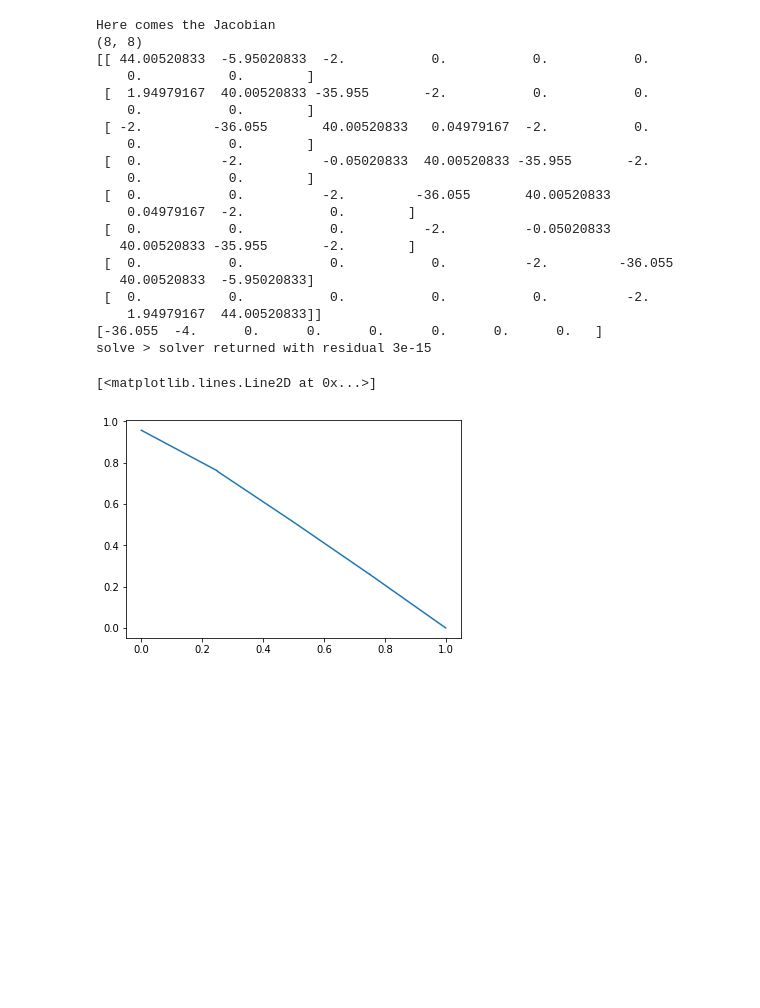
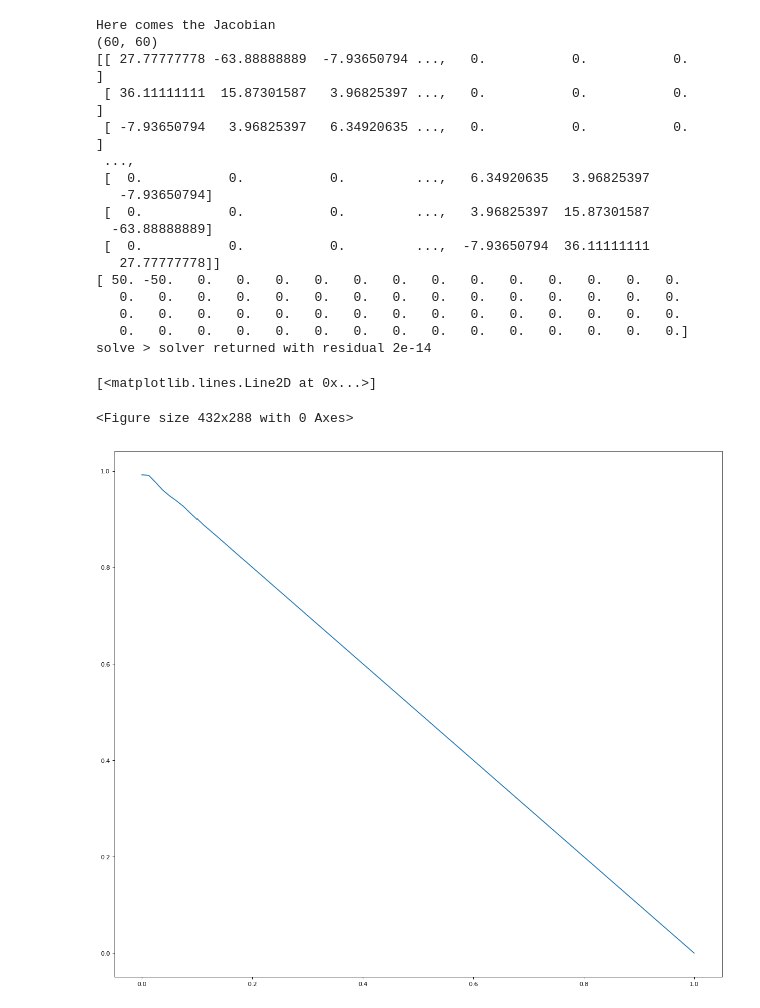
Before and after one commit to OVGULIU/Petrov-Galerkin, a Jupyter notebook: notebook_adv_diff_Hughes.ipynb, the cells around one changed output. Drawn from its saved outputs; the diff is of its cells as text; code cells hidden in the pictures; blank space fills up the shorter version.

```diff
--- a/notebook_adv_diff_Hughes.ipynb
+++ b/notebook_adv_diff_Hughes.ipynb
@@ -6,12 +6,12 @@ import matplotlib
 import matplotlib.pyplot as plt
 from matplotlib import collections
 # %%
-nelems = 4
-degree = 1
+nelems = 10
+degree = 5
 tol  = 1e-5
 ndims = 1
 extent = 1
-v = 0.1    # convective velocity
+v = 0    # convective velocity
 k = 1      # diffusivity
 # %%
 domain, geom = mesh.rectilinear([numpy.linspace(0,extent,nelems+1)]*ndims)
@@ -30,7 +30,7 @@ ns.h = h
 
 # Tuning parameters
 ns.beta = 1
-ns.gamma = 10
+ns.gamma = 0
 
 # DG Stabilization parameters (all the same for an equidistant mesh)
 ns.tauZero = ' gamma k / h'
@@ -112,34 +112,33 @@ lhs = solver.solve_linear('lhs', res)
 ns = ns(lhs=lhs)
 # %% [output]
 Here comes the Jacobian
-(8, 8)
-[[ 44.00520833  -5.95020833  -2.           0.           0.           0.
-    0.           0.        ]
- [  1.94979167  40.00520833 -35.955       -2.           0.           0.
-    0.           0.        ]
- [ -2.         -36.055       40.00520833   0.04979167  -2.           0.
-    0.           0.        ]
- [  0.          -2.          -0.05020833  40.00520833 -35.955       -2.
-    0.           0.        ]
- [  0.           0.          -2.         -36.055       40.00520833
-    0.04979167  -2.           0.        ]
- [  0.           0.           0.          -2.          -0.05020833
-   40.00520833 -35.955       -2.        ]
- [  0.           0.           0.           0.          -2.         -36.055
-   40.00520833  -5.95020833]
- [  0.           0.           0.           0.           0.          -2.
-    1.94979167  44.00520833]]
-[-36.055  -4.      0.      0.      0.      0.      0.      0.   ]
-solve > solver returned with residual 3e-15
+(60, 60)
+[[ 27.77777778 -63.88888889  -7.93650794 ...,   0.           0.           0.        ]
+ [ 36.11111111  15.87301587   3.96825397 ...,   0.           0.           0.        ]
+ [ -7.93650794   3.96825397   6.34920635 ...,   0.           0.           0.        ]
+ ...,
+ [  0.           0.           0.         ...,   6.34920635   3.96825397
+   -7.93650794]
+ [  0.           0.           0.         ...,   3.96825397  15.87301587
+  -63.88888889]
+ [  0.           0.           0.         ...,  -7.93650794  36.11111111
+   27.77777778]]
+[ 50. -50.   0.   0.   0.   0.   0.   0.   0.   0.   0.   0.   0.   0.   0.
+   0.   0.   0.   0.   0.   0.   0.   0.   0.   0.   0.   0.   0.   0.   0.
+   0.   0.   0.   0.   0.   0.   0.   0.   0.   0.   0.   0.   0.   0.   0.
+   0.   0.   0.   0.   0.   0.   0.   0.   0.   0.   0.   0.   0.   0.   0.]
+solve > solver returned with residual 2e-14
 # %%
 # plot solution
 plt.figure()
 bezier = domain.sample('bezier', 9)
 x, u = bezier.eval([ns.x, ns.u])
 #x, analytical = bezier.eval([ns.x, ns.analytical])
+fig=plt.figure(figsize=(18, 16), dpi= 80, facecolor='w', edgecolor='k')
 plt.plot(x, u)
 #plt.plot(x, analytical, 'r')
 # plt.ylim(-2,2)
 # %% [output]
 [<matplotlib.lines.Line2D at 0x...>]
+<Figure size 432x288 with 0 Axes>
-[figure, old version]
+[figure, new version]
```
Also changed, not shown: 2 other files.
